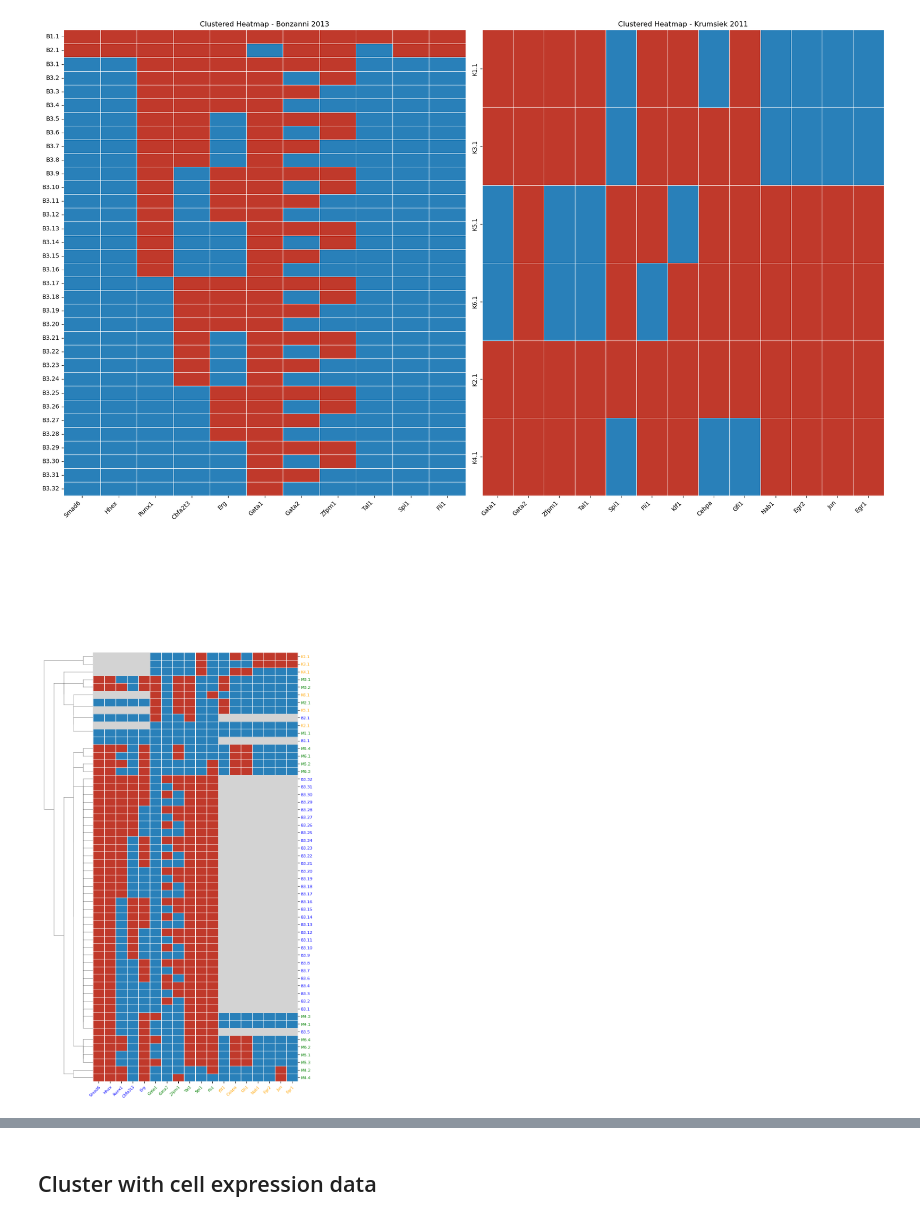
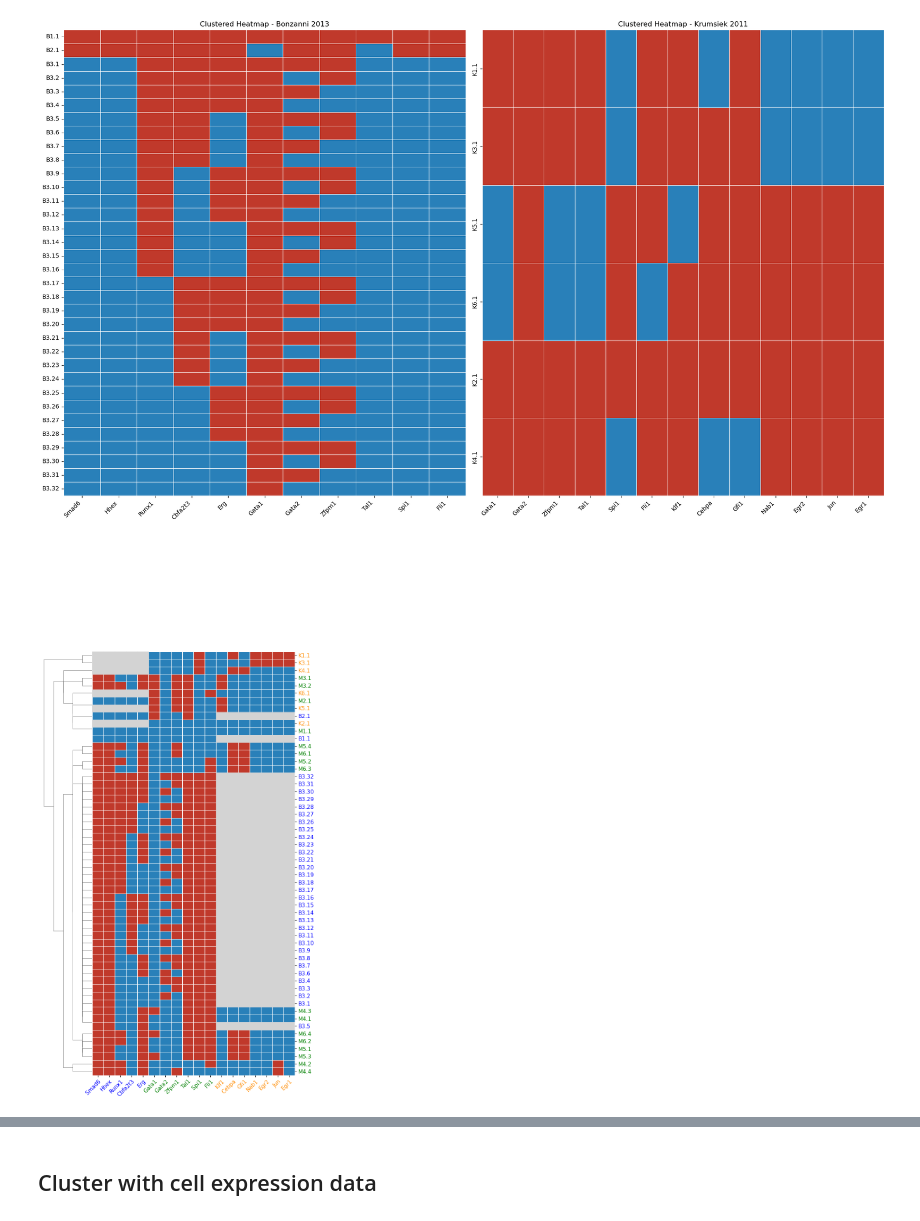
Before and after one commit to IlyaLab/LogicModelMerger, a Jupyter notebook: Evaluating the merged model/Stable states heatmap_asynchronous.ipynb, the cells around one changed output, grey strips where cells are left out. Cells and saved outputs as stored; diff of their text form; code cells hidden in the pictures.

```diff
--- a/Evaluating the merged model/Stable states heatmap_asynchronous.ipynb
+++ b/Evaluating the merged model/Stable states heatmap_asynchronous.ipynb
@@ -191,8 +191,8 @@ def heatmap(df, figsize=(8, 16)):
     # Create the clustermap
     g = sns.clustermap(df_filled, method='single', metric='hamming', cmap=cmap, norm=norm,
                        linewidths=0.5, linecolor='white', figsize=figsize, cbar=False, col_cluster=False)
-    g.ax_heatmap.tick_params(axis='y', labelsize=8)
-    g.ax_heatmap.tick_params(axis='x', labelsize=8)
+    g.ax_heatmap.tick_params(axis='y', labelsize=11)
+    g.ax_heatmap.tick_params(axis='x', labelsize=11)
     plt.setp(g.ax_heatmap.get_xticklabels(), rotation=45, ha="right", rotation_mode="anchor")  # Rotate x-tick labels
     g.cax.set_visible(False)
 
@@ -201,7 +201,7 @@ def heatmap(df, figsize=(8, 16)):
         if label.startswith(model1name[0]):
             return 'blue'
         elif label.startswith(model2name[0]):
-            return 'orange'
+            return 'darkorange'
         elif label.startswith('M'):
             return 'green'
         else:
@@ -209,36 +209,36 @@ def heatmap(df, figsize=(8, 16)):
 
     def get_xlabel_color(label):
         if label.upper() in {x.upper() for x in column_order_merged} - {x.upper() for x in column_order_1}:
-            return 'orange'
+            return 'darkorange'
         elif label.upper() in {x.upper() for x in column_order_merged} - {x.upper() for x in column_order_2}:
             return 'blue'
         else:
             return 'green'
 
     # Set the color of labels based on their text
     for label in g.ax_heatmap.get_yticklabels():
         label.set_color(get_ylabel_color(label.get_text()))
     for label in g.ax_heatmap.get_xticklabels():
         label.set_color(get_xlabel_color(label.get_text()))
 
     # Add grey patches on NA grid cells based on clustered positions
     for (i, j), val in np.ndenumerate(df.values):
         if pd.isna(val):
             # Get the correct row and column indices in the clustered heatmap
             row_index = df.index[i]
             col_index = df.columns[j]
             # Find the positions in the clustered heatmap
             row_pos = np.where(g.data2d.index == row_index)[0][0]
             col_pos = np.where(g.data2d.columns == col_index)[0][0]
             # Create a rectangle patch with light grey fill
             rect = patches.Rectangle((col_pos, row_pos), 1, 1, fill=True, color='lightgrey', edgecolor='black', linewidth=0.5)
             g.ax_heatmap.add_patch(rect)
 
     plt.show()
 
 heatmap(df_inhibitor_wins)
 # %% [output]
-[figure, old version]
+[figure, new version]
 # %%
 heatmap(df_or)
 # %% [output]
```
Also changed, not shown: parts of 2 cells of this notebook, 3 other files.
